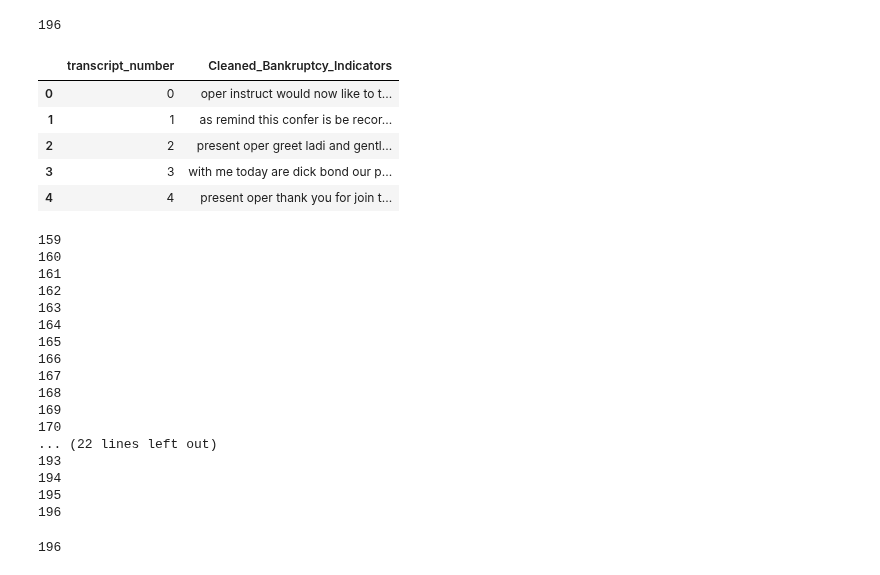
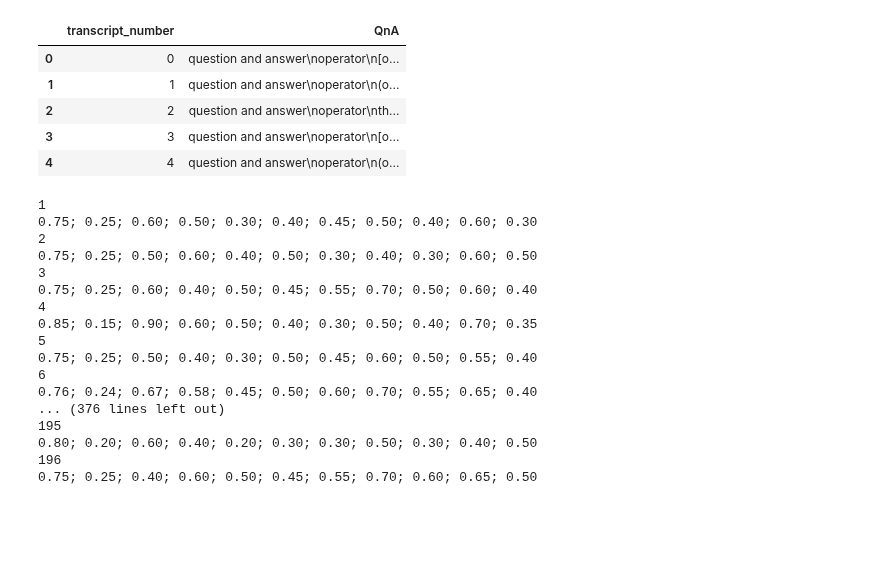
Before and after one commit to constantin1101/LLM_CreditorRRPrediction, a Jupyter notebook: approach2_llm.ipynb, the cells around one changed output. Saved outputs shown, nothing was run; the diff lists cells and outputs as text; code cells hidden in the pictures; blank space fills up the shorter version.

```diff
--- a/approach2_llm.ipynb
+++ b/approach2_llm.ipynb
@@ -47,23 +74,22 @@ Example Output: 0.30; 0.70; 0.15; 0.05; 0.90; 0.65; 0.55; 0.85; 0.45; 0.10; 0.60
 # %%
-transcripts = pd.read_csv('transcripts/mapped_transcripts.csv', delimiter='|')
+transcripts = pd.read_csv('transcripts/credit_df.csv', delimiter='|')
 
-# count unique transcripts in transcripts['Cleaned_Bankruptcy_Indicators']
-print(transcripts['Cleaned_Bankruptcy_Indicators'].nunique())
+# drop rows where presentation_cleaned is ''
+transcripts = transcripts.dropna(subset=['QnA'])
 
 # add a number to each transcript based on the 196 unique transcripts
-transcripts['transcript_number'] = transcripts['Cleaned_Bankruptcy_Indicators'].factorize()[0]
+transcripts['transcript_number'] = transcripts['QnA'].factorize()[0]
 
-number_transcript = transcripts[['transcript_number', 'Cleaned_Bankruptcy_Indicators']].drop_duplicates().sort_values('transcript_number')
+number_transcript = transcripts[['transcript_number', 'QnA']].drop_duplicates().sort_values('transcript_number')
 
 number_transcript.head()
 # %% [output]
-196
-|  | transcript_number | Cleaned_Bankruptcy_Indicators |
-| 0 | 0 | oper instruct would now like to t... |
-| 1 | 1 | as remind this confer is be recor... |
-| 2 | 2 | present oper greet ladi and gentl... |
-| 3 | 3 | with me today are dick bond our p... |
-| 4 | 4 | present oper thank you for join t... |
+|  | transcript_number | QnA |
+| 0 | 0 | question and answer\noperator\n[o... |
+| 1 | 1 | question and answer\noperator\n(o... |
+| 2 | 2 | question and answer\noperator\nth... |
+| 3 | 3 | question and answer\noperator\n[o... |
+| 4 | 4 | question and answer\noperator\n(o... |
 # %%
 client = openai.OpenAI(api_key=OPENAI_API_KEY)
 
@@ -72,9 +97,9 @@ start = 0
 # %%
-counter = 0
-for i in number_transcript['Cleaned_Bankruptcy_Indicators']:
-    if counter == start:
+for i in number_transcript['QnA']:
+    try:
         completion = client.chat.completions.create(
             model="gpt-4o-mini",
+            temperature=0,
             messages=[
                 {"role": "system", "content": system_message},
                 {"role": "user", "content": i}
@@ -82,28 +107,26 @@ for i in number_transcript['Cleaned_Bankruptcy_Indicators']:
         )
         output.append(completion.choices[0].message.content)
         print(len(output))
-    else:
-        counter += 1
+        print(completion.choices[0].message.content)
+    except openai.error.OpenAIError as e:
+        print(f"An exception occurred: {e}")
+        print("Waiting for 1 minute before retrying...")
+        time.sleep(60)
 # %% [output]
-159
-160
-161
-162
-163
-164
-165
-166
-167
-168
-169
-170
-... (22 lines left out)
-193
-194
+1
+0.75; 0.25; 0.60; 0.50; 0.30; 0.40; 0.45; 0.50; 0.40; 0.60; 0.30
+2
+0.75; 0.25; 0.50; 0.60; 0.40; 0.50; 0.30; 0.40; 0.30; 0.60; 0.50
+3
+0.75; 0.25; 0.60; 0.40; 0.50; 0.45; 0.55; 0.70; 0.50; 0.60; 0.40
+4
+0.85; 0.15; 0.90; 0.60; 0.50; 0.40; 0.30; 0.50; 0.40; 0.70; 0.35
+5
+0.75; 0.25; 0.50; 0.40; 0.30; 0.50; 0.45; 0.60; 0.50; 0.55; 0.40
+6
+0.76; 0.24; 0.67; 0.58; 0.45; 0.50; 0.60; 0.70; 0.55; 0.65; 0.40
+... (376 lines left out)
 195
+0.80; 0.20; 0.60; 0.40; 0.20; 0.30; 0.30; 0.50; 0.30; 0.40; 0.50
 196
+0.75; 0.25; 0.40; 0.60; 0.50; 0.45; 0.55; 0.70; 0.60; 0.65; 0.50
-# %%
-start = len(output)
-print(start)
-# %% [output]
-196
```
Also changed, not shown: parts of 15 cells of this notebook, 1 other file.
